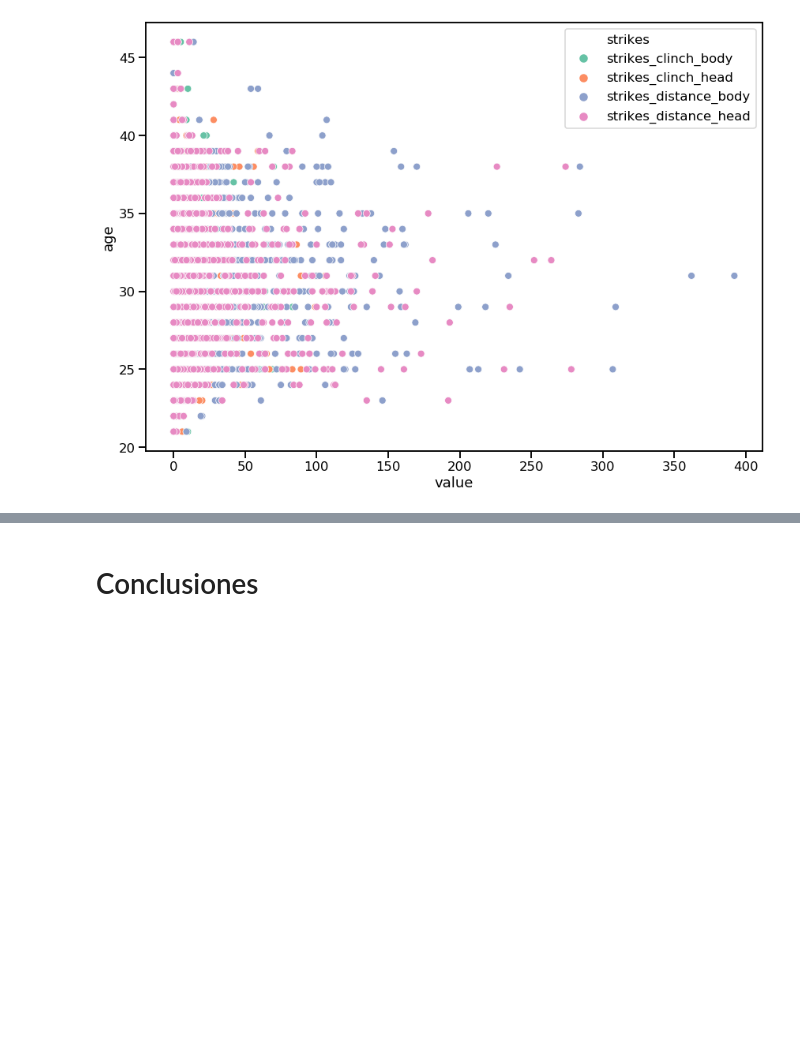
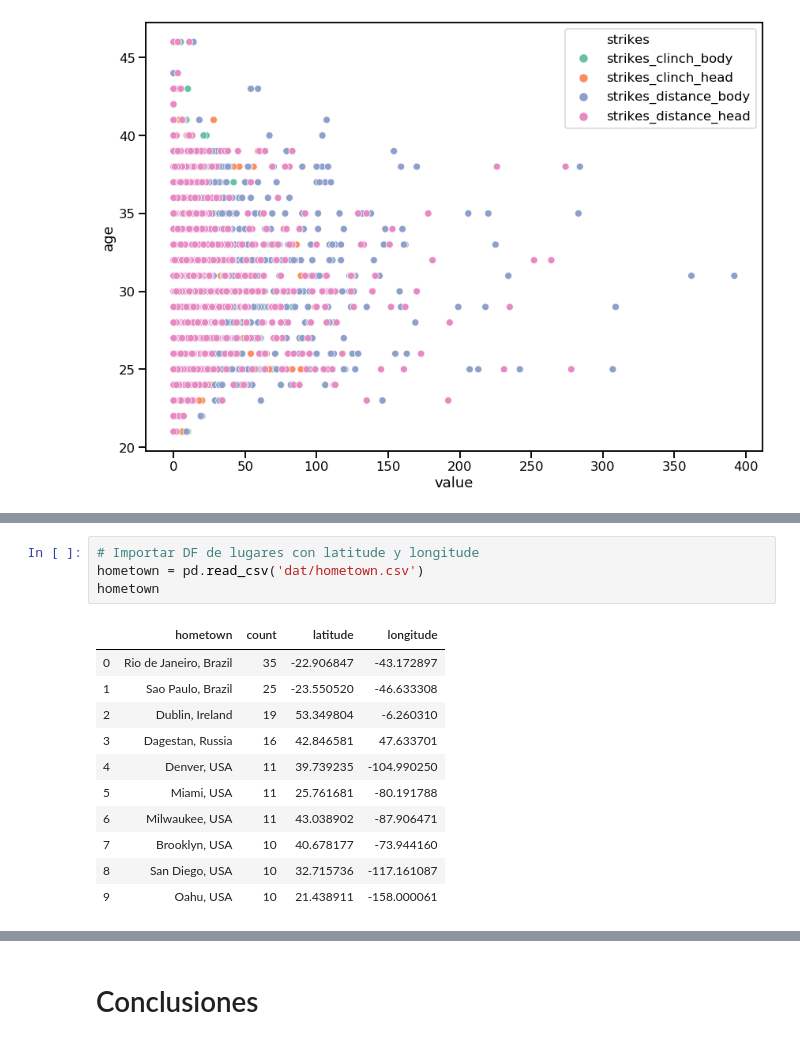
Before and after one commit to aliciavzarco/Python-1-UFC, a Jupyter notebook: UFC Fights.ipynb, the cells around one changed output, grey strips where cells are left out. Drawn from its saved outputs; the diff is of its cells as text; blank space fills up the shorter version.

```diff
--- a/UFC Fights.ipynb
+++ b/UFC Fights.ipynb
@@ -471,0 +488,16 @@ out
+# %%
+# Importar DF de lugares con latitude y longitude
+hometown = pd.read_csv('dat/hometown.csv')
+hometown
+# %% [output]
+|  | hometown | count | latitude | longitude |
+| 0 | Rio de Janeiro, Brazil | 35 | -22.906847 | -43.172897 |
+| 1 | Sao Paulo, Brazil | 25 | -23.550520 | -46.633308 |
+| 2 | Dublin, Ireland | 19 | 53.349804 | -6.260310 |
+| 3 | Dagestan, Russia | 16 | 42.846581 | 47.633701 |
+| 4 | Denver, USA | 11 | 39.739235 | -104.990250 |
+| 5 | Miami, USA | 11 | 25.761681 | -80.191788 |
+| 6 | Milwaukee, USA | 11 | 43.038902 | -87.906471 |
+| 7 | Brooklyn, USA | 10 | 40.678177 | -73.944160 |
+| 8 | San Diego, USA | 10 | 32.715736 | -117.161087 |
+| 9 | Oahu, USA | 10 | 21.438911 | -158.000061 |
```
Also changed, not shown: parts of 4 cells of this notebook.
